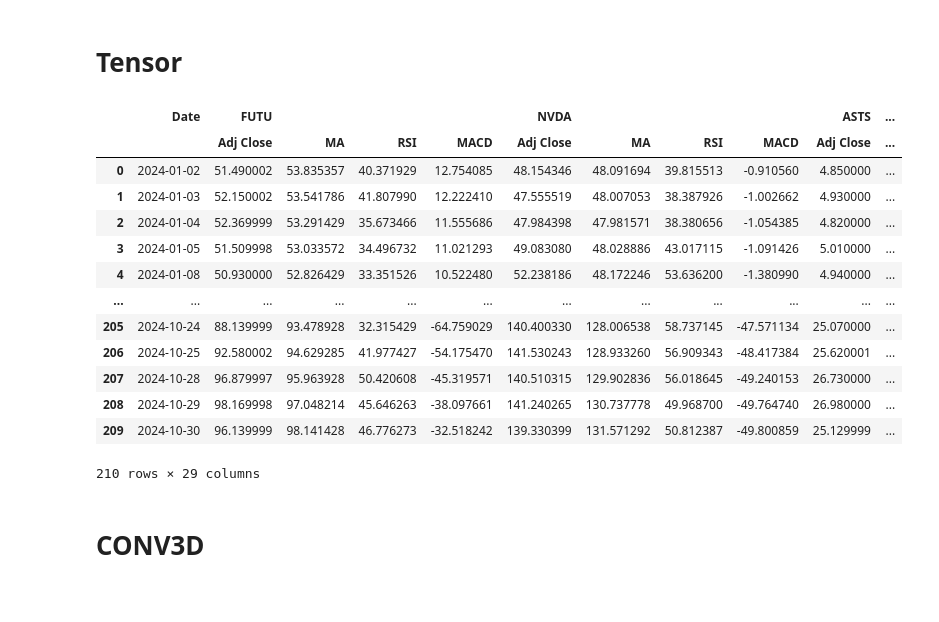
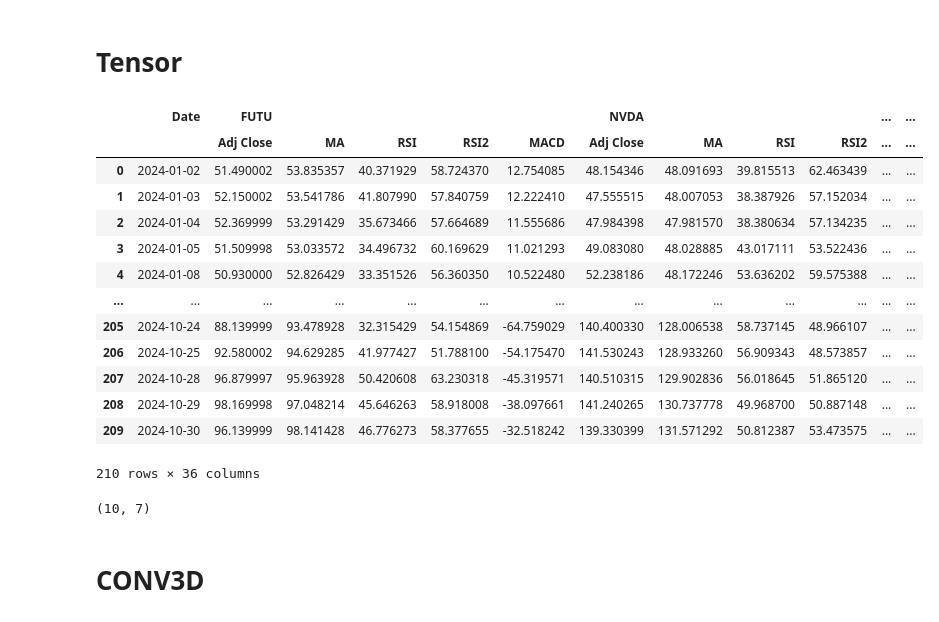
Before and after one commit to jasoncht1023/ddpg-portfolio-management, a Jupyter notebook: tensor.ipynb, the cells around one changed output. Cells and saved outputs as stored; diff of their text form; code cells hidden in the pictures.

```diff
--- a/tensor.ipynb
+++ b/tensor.ipynb
@@ -64,7 +82,7 @@ dates = returns.index
 adj_close = data.xs("Adj Close", level=1, axis=1)
 adj_close = adj_close.reindex(columns=returns.columns)
 # %%
-columns = pd.MultiIndex.from_product([tickers, ['Adj Close', 'Returns', "MA", "RSI", "EMA_12", "EMA_26", "MACD"]])
+columns = pd.MultiIndex.from_product([tickers, ['Adj Close', 'Returns', "MA", "RSI", "RSI2", "EMA_12", "EMA_26", "MACD"]])
 df = pd.DataFrame(index=dates, columns=columns)
 df.columns = columns
 for stock in tickers:
@@ -84,10 +119,15 @@ def MACD(long, short):
 def RSI(returns):
     avg_gain = returns[returns > 0].mean()
     avg_loss = -returns[returns < 0].mean()
-    return 100 * (1 - 1/(1+avg_gain/avg_loss))
+    return 100 * (1 - 1/(1+avg_gain/avg_loss)) if avg_loss != 0 else 100
+def RSI2(diff):
+    avg_gain = diff[diff > 0].mean()
+    avg_loss = -diff[diff < 0].mean()
+    return 100 * (1 - 1/(1+avg_gain/avg_loss)) if avg_loss != 0 else 100
 # %%
 for stock in tickers:
     df[(stock, "MA")] = df[(stock, "Adj Close")].rolling(window=28).apply(MA)
+    df[(stock, "Diff")] = df[(stock, "Adj Close")].diff()
 
     df.loc[0, (stock, "EMA_12")] = df.loc[0, (stock, "Adj Close")]
     df.loc[0, (stock, "EMA_26")] = df.loc[0, (stock, "Adj Close")]
@@ -97,26 +137,27 @@ for stock in tickers:
 
     df[(stock, "MACD")] = df[(stock, "EMA_26")].rolling(window=9).sum() - df[(stock, "EMA_12")].rolling(window=9).sum()
     df[(stock, "RSI")] = df[(stock, "Returns")].rolling(14).apply(RSI)
+    df[(stock, "RSI2")] = df[(stock, "Diff")].diff().rolling(14).apply(RSI2)
 # %% [markdown]
 # Tensor
 # %%
 close_data = df[27:len(df) - (len(df)-27)%10]
 close_data = close_data.reset_index(drop=True)
-to_drop = ["EMA_12", "EMA_26", "Returns"]
+to_drop = ["EMA_12", "EMA_26", "Returns", "Diff"]
 close_data = close_data.drop(columns=[(stock, label) for stock in tickers for label in to_drop])
 close_data
 # %% [output]
-|  | Date | FUTU |  |  |  | NVDA |  |  |  | ASTS | ... |
-|  |  | Adj Close | MA | RSI | MACD | Adj Close | MA | RSI | MACD | Adj Close | ... |
-| 0 | 2024-01-02 | 51.490002 | 53.835357 | 40.371929 | 12.754085 | 48.154346 | 48.091694 | 39.815513 | -0.910560 | 4.850000 | ... |
-| 1 | 2024-01-03 | 52.150002 | 53.541786 | 41.807990 | 12.222410 | 47.555519 | 48.007053 | 38.387926 | -1.002662 | 4.930000 | ... |
-| 2 | 2024-01-04 | 52.369999 | 53.291429 | 35.673466 | 11.555686 | 47.984398 | 47.981571 | 38.380656 | -1.054385 | 4.820000 | ... |
-| 3 | 2024-01-05 | 51.509998 | 53.033572 | 34.496732 | 11.021293 | 49.083080 | 48.028886 | 43.017115 | -1.091426 | 5.010000 | ... |
-| 4 | 2024-01-08 | 50.930000 | 52.826429 | 33.351526 | 10.522480 | 52.238186 | 48.172246 | 53.636200 | -1.380990 | 4.940000 | ... |
-| ... | ... | ... | ... | ... | ... | ... | ... | ... | ... | ... | ... |
-| 205 | 2024-10-24 | 88.139999 | 93.478928 | 32.315429 | -64.759029 | 140.400330 | 128.006538 | 58.737145 | -47.571134 | 25.070000 | ... |
-| 206 | 2024-10-25 | 92.580002 | 94.629285 | 41.977427 | -54.175470 | 141.530243 | 128.933260 | 56.909343 | -48.417384 | 25.620001 | ... |
-| 207 | 2024-10-28 | 96.879997 | 95.963928 | 50.420608 | -45.319571 | 140.510315 | 129.902836 | 56.018645 | -49.240153 | 26.730000 | ... |
-| 208 | 2024-10-29 | 98.169998 | 97.048214 | 45.646263 | -38.097661 | 141.240265 | 130.737778 | 49.968700 | -49.764740 | 26.980000 | ... |
-| 209 | 2024-10-30 | 96.139999 | 98.141428 | 46.776273 | -32.518242 | 139.330399 | 131.571292 | 50.812387 | -49.800859 | 25.129999 | ... |
+|  | Date | FUTU |  |  |  |  | NVDA |  |  |  | ... | ... |
+|  |  | Adj Close | MA | RSI | RSI2 | MACD | Adj Close | MA | RSI | RSI2 | ... | ... |
+| 0 | 2024-01-02 | 51.490002 | 53.835357 | 40.371929 | 58.724370 | 12.754085 | 48.154346 | 48.091693 | 39.815513 | 62.463439 | ... | ... |
+| 1 | 2024-01-03 | 52.150002 | 53.541786 | 41.807990 | 57.840759 | 12.222410 | 47.555515 | 48.007053 | 38.387926 | 57.152034 | ... | ... |
+| 2 | 2024-01-04 | 52.369999 | 53.291429 | 35.673466 | 57.664689 | 11.555686 | 47.984398 | 47.981570 | 38.380634 | 57.134235 | ... | ... |
+| 3 | 2024-01-05 | 51.509998 | 53.033572 | 34.496732 | 60.169629 | 11.021293 | 49.083080 | 48.028885 | 43.017111 | 53.522436 | ... | ... |
+| 4 | 2024-01-08 | 50.930000 | 52.826429 | 33.351526 | 56.360350 | 10.522480 | 52.238186 | 48.172246 | 53.636202 | 59.575388 | ... | ... |
+| ... | ... | ... | ... | ... | ... | ... | ... | ... | ... | ... | ... | ... |
+| 205 | 2024-10-24 | 88.139999 | 93.478928 | 32.315429 | 54.154869 | -64.759029 | 140.400330 | 128.006538 | 58.737145 | 48.966107 | ... | ... |
+| 206 | 2024-10-25 | 92.580002 | 94.629285 | 41.977427 | 51.788100 | -54.175470 | 141.530243 | 128.933260 | 56.909343 | 48.573857 | ... | ... |
+| 207 | 2024-10-28 | 96.879997 | 95.963928 | 50.420608 | 63.230318 | -45.319571 | 140.510315 | 129.902836 | 56.018645 | 51.865120 | ... | ... |
+| 208 | 2024-10-29 | 98.169998 | 97.048214 | 45.646263 | 58.918008 | -38.097661 | 141.240265 | 130.737778 | 49.968700 | 50.887148 | ... | ... |
+| 209 | 2024-10-30 | 96.139999 | 98.141428 | 46.776273 | 58.377655 | -32.518242 | 139.330399 | 131.571292 | 50.812387 | 53.473575 | ... | ... |
-210 rows × 29 columns
+210 rows × 36 columns
@@ -141,3 +180,7 @@ for t in range(0, T): # t
+# %%
+F[0][("FUTU", "MACD")].shape
+# %% [output]
+(10, 7)
 # %% [markdown]
 # CONV3D
 # %%
```
Also changed, not shown: parts of 6 cells of this notebook.
